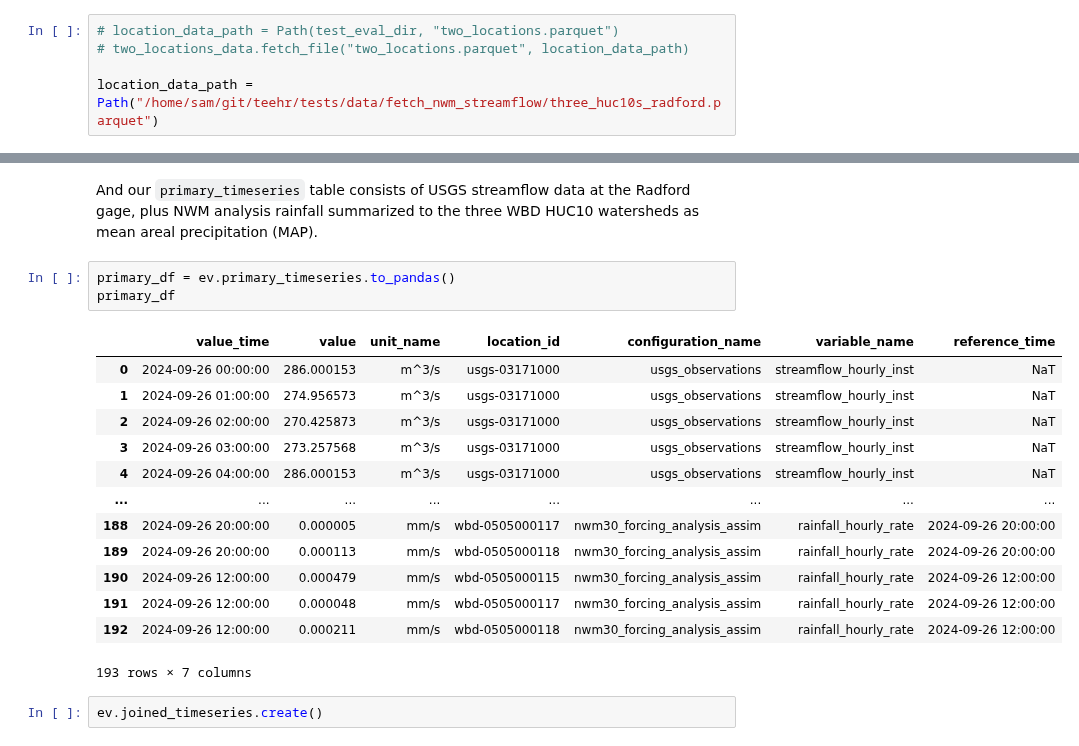
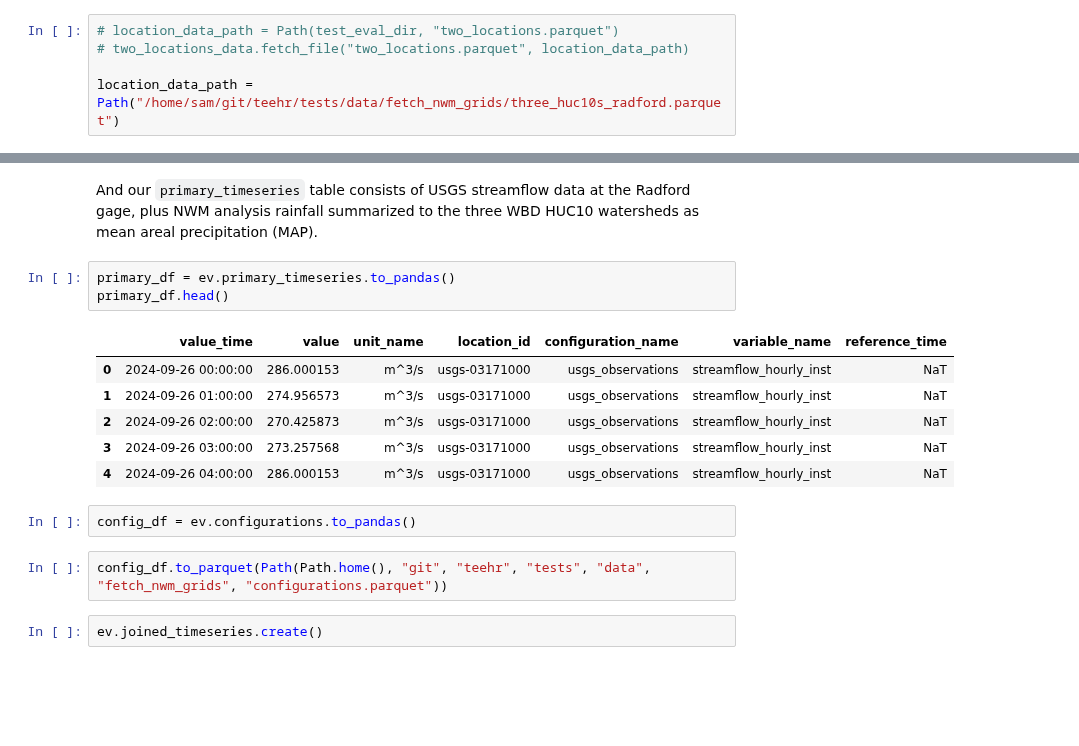
Before and after one commit to RTIInternational/teehr, a Jupyter notebook: docs/sphinx/user_guide/notebooks/11_fetching_nwm_gridded_data.ipynb, the cells around one changed output, grey strips where cells are left out. Drawn from its saved outputs; the diff is of its cells as text; blank space fills up the shorter version.

```diff
--- a/docs/sphinx/user_guide/notebooks/11_fetching_nwm_gridded_data.ipynb
+++ b/docs/sphinx/user_guide/notebooks/11_fetching_nwm_gridded_data.ipynb
@@ -58,7 +52,7 @@ We can add polygons to summarize rainfall to, to see the impact of the forcing d
 # location_data_path = Path(test_eval_dir, "two_locations.parquet")
 # two_locations_data.fetch_file("two_locations.parquet", location_data_path)
 
-location_data_path = Path("/home/sam/git/teehr/tests/data/fetch_nwm_streamflow/three_huc10s_radford.parquet")
+location_data_path = Path("/home/sam/git/teehr/tests/data/fetch_nwm_grids/three_huc10s_radford.parquet")
 # %%
 ev.locations.load_spatial(
     location_data_path,
@@ -288,21 +249,18 @@ secondary_df[secondary_df["location_id"] == "forecast-0505000117"].hvplot() * \
 And our `primary_timeseries` table consists of USGS streamflow data at the Radford gage, plus NWM analysis rainfall summarized to the three WBD HUC10 watersheds as mean areal precipitation (MAP).
 # %%
 primary_df = ev.primary_timeseries.to_pandas()
-primary_df
+primary_df.head()
 # %% [output]
 |  | value_time | value | unit_name | location_id | configuration_name | variable_name | reference_time |
 | 0 | 2024-09-26 00:00:00 | 286.000153 | m^3/s | usgs-03171000 | usgs_observations | streamflow_hourly_inst | NaT |
 | 1 | 2024-09-26 01:00:00 | 274.956573 | m^3/s | usgs-03171000 | usgs_observations | streamflow_hourly_inst | NaT |
 | 2 | 2024-09-26 02:00:00 | 270.425873 | m^3/s | usgs-03171000 | usgs_observations | streamflow_hourly_inst | NaT |
 | 3 | 2024-09-26 03:00:00 | 273.257568 | m^3/s | usgs-03171000 | usgs_observations | streamflow_hourly_inst | NaT |
 | 4 | 2024-09-26 04:00:00 | 286.000153 | m^3/s | usgs-03171000 | usgs_observations | streamflow_hourly_inst | NaT |
-| ... | ... | ... | ... | ... | ... | ... | ... |
-| 188 | 2024-09-26 20:00:00 | 0.000005 | mm/s | wbd-0505000117 | nwm30_forcing_analysis_assim | rainfall_hourly_rate | 2024-09-26 20:00:00 |
-| 189 | 2024-09-26 20:00:00 | 0.000113 | mm/s | wbd-0505000118 | nwm30_forcing_analysis_assim | rainfall_hourly_rate | 2024-09-26 20:00:00 |
-| 190 | 2024-09-26 12:00:00 | 0.000479 | mm/s | wbd-0505000115 | nwm30_forcing_analysis_assim | rainfall_hourly_rate | 2024-09-26 12:00:00 |
-| 191 | 2024-09-26 12:00:00 | 0.000048 | mm/s | wbd-0505000117 | nwm30_forcing_analysis_assim | rainfall_hourly_rate | 2024-09-26 12:00:00 |
-| 192 | 2024-09-26 12:00:00 | 0.000211 | mm/s | wbd-0505000118 | nwm30_forcing_analysis_assim | rainfall_hourly_rate | 2024-09-26 12:00:00 |
-193 rows × 7 columns
+# %%
+config_df = ev.configurations.to_pandas()
+# %%
+config_df.to_parquet(Path(Path.home(), "git", "teehr", "tests", "data", "fetch_nwm_grids", "configurations.parquet"))
 # %%
 ev.joined_timeseries.create()
 # %%
```
Also changed, not shown: parts of 15 cells of this notebook, 9 other files.
